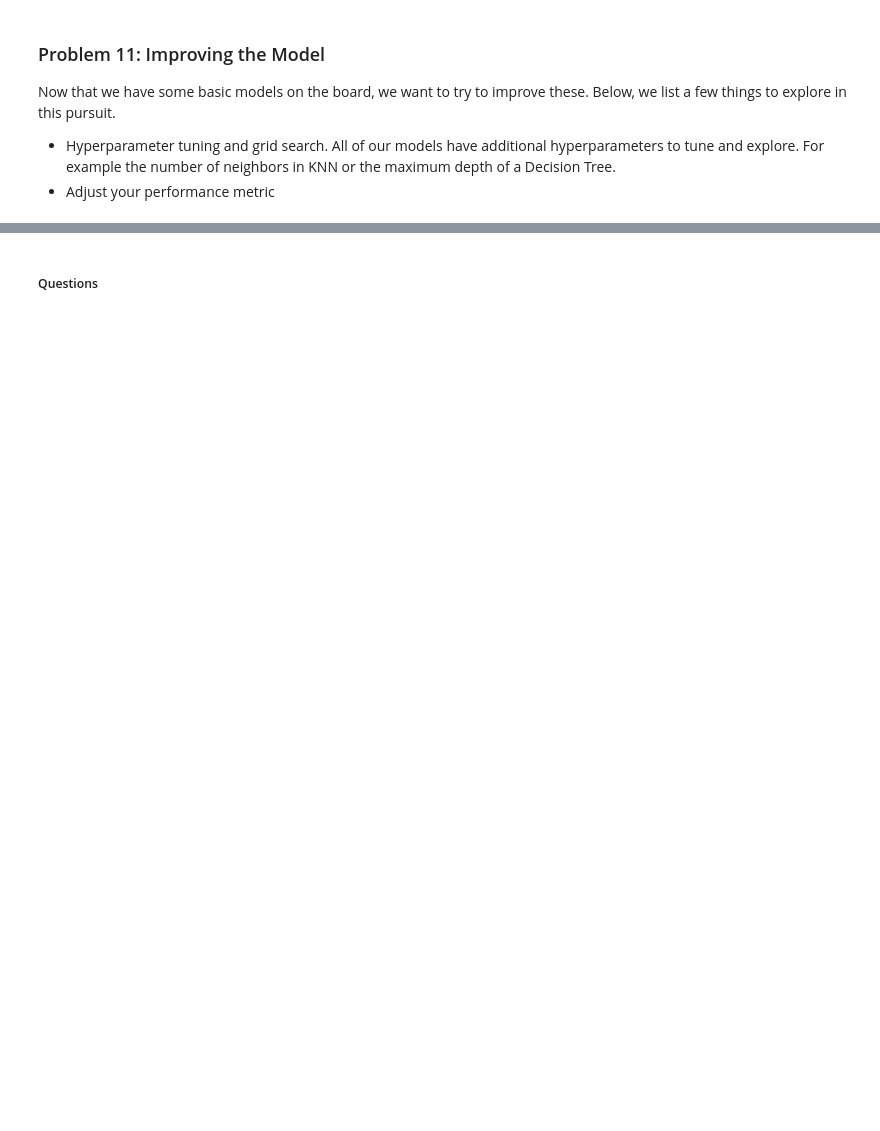
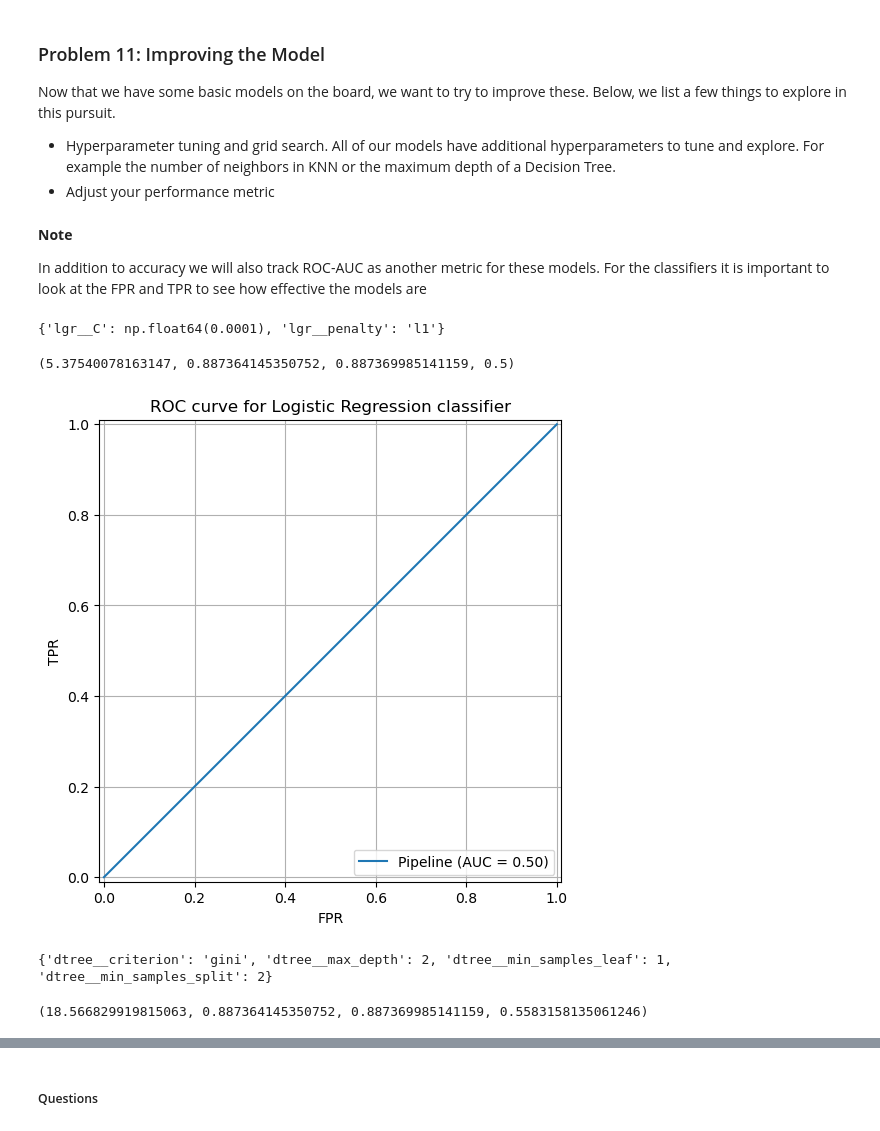
Before and after one commit to raosalapaka/ml-module17, a Jupyter notebook: assignment17_1_RS.ipynb, the cells around one changed output, grey strips where cells are left out. Drawn from its saved outputs; the diff is of its cells as text; code cells hidden in the pictures; blank space fills up the shorter version.

Commit message:
add code for comparing models - 1

```diff
--- a/assignment17_1_RS.ipynb
+++ b/assignment17_1_RS.ipynb
@@ -395,3 +436,7 @@ Now that we have some basic models on the board, we want to try to improve these
 
 - Hyperparameter tuning and grid search.  All of our models have additional hyperparameters to tune and explore.  For example the number of neighbors in KNN or the maximum depth of a Decision Tree.
 - Adjust your performance metric
+# %% [markdown]
+**Note**
+
+In addition to accuracy we will also track ROC-AUC as another metric for these models. For the classifiers it is important to look at the FPR and TPR to see how effective the models are
@@ -397,0 +449,37 @@ Now that we have some basic models on the board, we want to try to improve these
+# %%
+# grid search across 'penalty' and 'C' values for logistic regression
+lgr_params = {'lgr__penalty': ['l1', 'l2'],
+              'lgr__C': np.linspace(0.0001, 1, 10)}
+# %%
+lgr_pipe = Pipeline([('scaler', StandardScaler()),
+                     ('lgr', LogisticRegression(random_state=42, max_iter=10_000, solver='liblinear'))])
+lgr_grid = GridSearchCV(lgr_pipe, param_grid=lgr_params, cv=5)
+lgr_grid_start_time = time()
+lgr_grid.fit(X_train, y_train)
+lgr_grid_end_time = time()
+# %%
+lgr_grid_train_time = lgr_grid_end_time - lgr_grid_start_time
+lgr_grid_train_accuracy = lgr_grid.best_estimator_.score(X_train, y_train)
+lgr_grid_test_accuracy = lgr_grid.best_estimator_.score(X_test, y_test)
+
+lgr_grid_roc_auc = float(roc_auc_score(y_test, lgr_grid.best_estimator_.predict_proba(X_test)[:, 1]))
+
+print(lgr_grid.best_params_)
+lgr_grid_train_time, lgr_grid_train_accuracy, lgr_grid_test_accuracy, lgr_grid_roc_auc
+# %% [output]
+{'lgr__C': np.float64(0.0001), 'lgr__penalty': 'l1'}
+(5.37540078163147, 0.887364145350752, 0.887369985141159, 0.5)
+# %%
+def DisplayRocCurve(estimator, title):
+    plt.figure(figsize=(8,6))
+    RocCurveDisplay.from_estimator(estimator, X_test, y_test, ax=plt.gca())
+
+    plt.title(title)
+    plt.xlabel('FPR')
+    plt.ylabel('TPR')
+    plt.grid(True)
+    plt.show()
+# %%
+DisplayRocCurve(lgr_grid.best_estimator_, 'ROC curve for Logistic Regression classifier')
+# %% [output]
+[figure, added]
@@ -397,0 +502,11 @@ Now that we have some basic models on the board, we want to try to improve these
+# %%
+dtree_grid_train_time = dtree_end_time - dtree_start_time
+dtree_grid_train_accuracy = dtree_grid.best_estimator_.score(X_train, y_train)
+dtree_grid_test_accuracy = dtree_grid.best_estimator_.score(X_test, y_test)
+dtree_grid_roc_auc_score = float(roc_auc_score(y_test, dtree_grid.best_estimator_.predict_proba(X_test)[:, 1]))
+
+print(dtree_grid.best_params_)
+dtree_grid_train_time, dtree_grid_train_accuracy, dtree_grid_test_accuracy, dtree_grid_roc_auc_score
+# %% [output]
+{'dtree__criterion': 'gini', 'dtree__max_depth': 2, 'dtree__min_samples_leaf': 1, 'dtree__min_samples_split': 2}
+(18.566829919815063, 0.887364145350752, 0.887369985141159, 0.5583158135061246)
```
Also changed, not shown: parts of 30 cells of this notebook.
